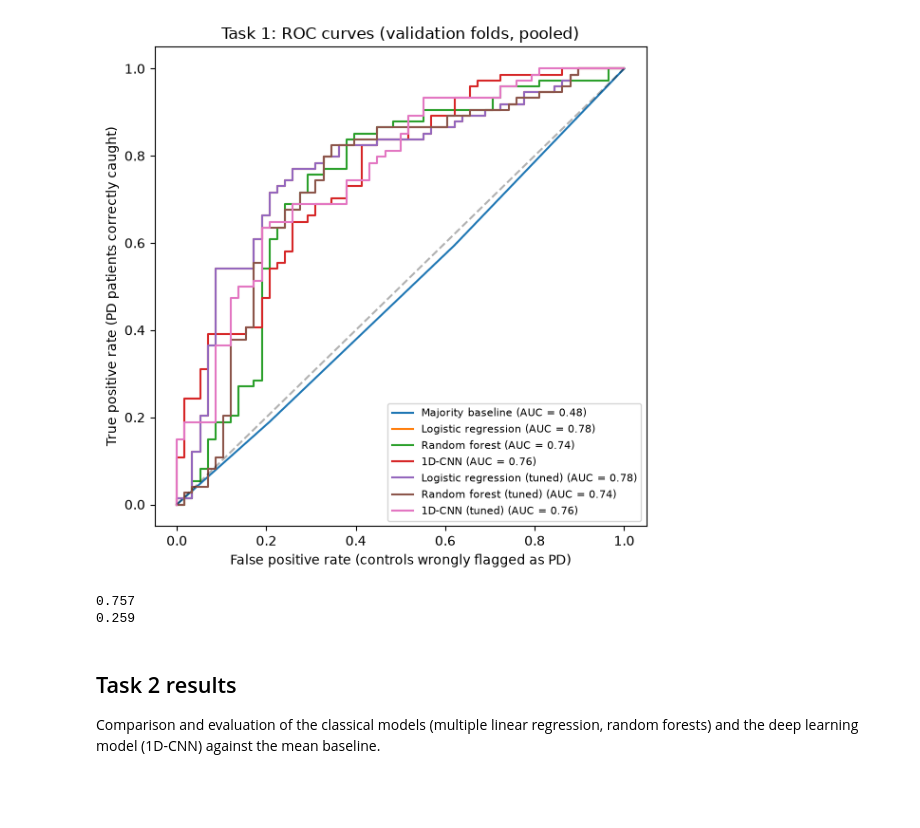
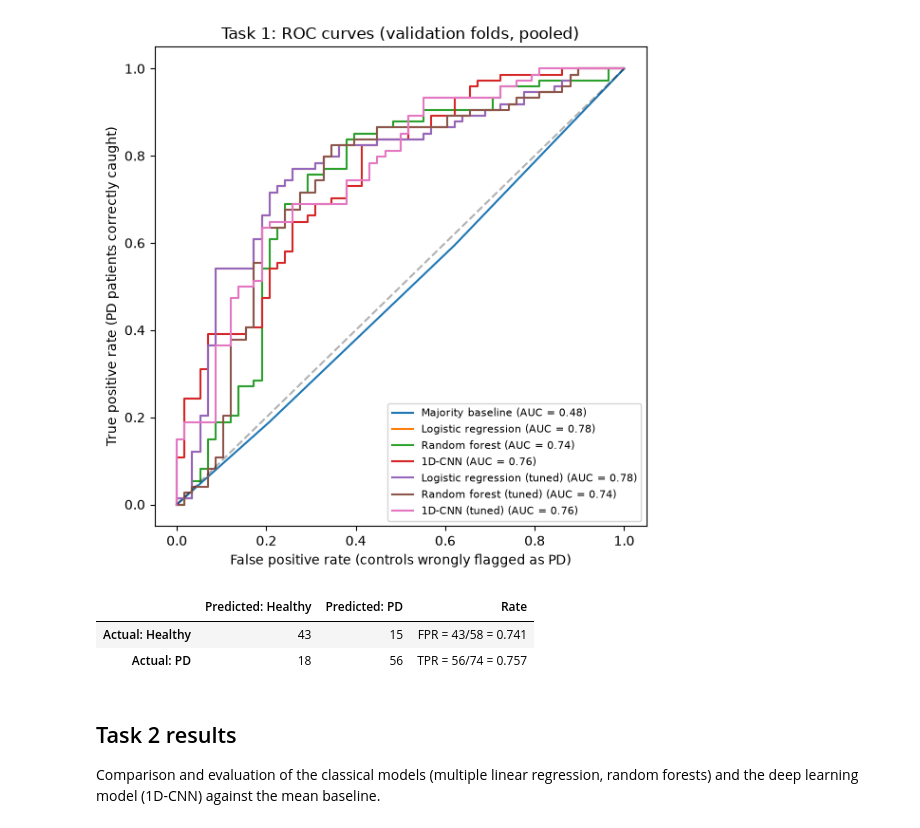
Before and after one commit to yenfay/it1244-project, a Jupyter notebook: notebooks/results.ipynb, the cells around one changed output. Drawn from its saved outputs; the diff is of its cells as text; code cells hidden in the pictures; blank space fills up the shorter version.

```diff
--- a/notebooks/results.ipynb
+++ b/notebooks/results.ipynb
@@ -100,16 +100,24 @@ plt.show()
 # %%
 # since logreg is the best model, elaborate on the metrics specific to it
 log_reg = task1_predictions['Logistic regression']
 cm = confusion_matrix(log_reg.y_true, log_reg.y_pred)
 tn, fp, fn, tp = cm[0, 0], cm[0, 1], cm[1, 0], cm[1, 1]
 tpr = tp / (tp+fn)
-fpr = fp / (fp+tn)
-print(round(tpr, 3))
-print(round(fpr, 3))
+tnr = tn / (fp+tn)
+
+table = pd.DataFrame(
+    cm,
+    index=["Actual: Healthy", "Actual: PD"],
+    columns=["Predicted: Healthy", "Predicted: PD"],
+)
+table["Rate"] = [f"FPR = {tn}/{fp+tn} = {tnr:.3f}", f"TPR = {tp}/{tp+fn} = {tpr:.3f}"]
+display(table)
+
 # decent values, however 1/4 patients still missed
 # %% [output]
-0.757
-0.259
+|  | Predicted: Healthy | Predicted: PD | Rate |
+| Actual: Healthy | 43 | 15 | FPR = 43/58 = 0.741 |
+| Actual: PD | 18 | 56 | TPR = 56/74 = 0.757 |
 # %% [markdown]
 ## Task 2 results
 
```
